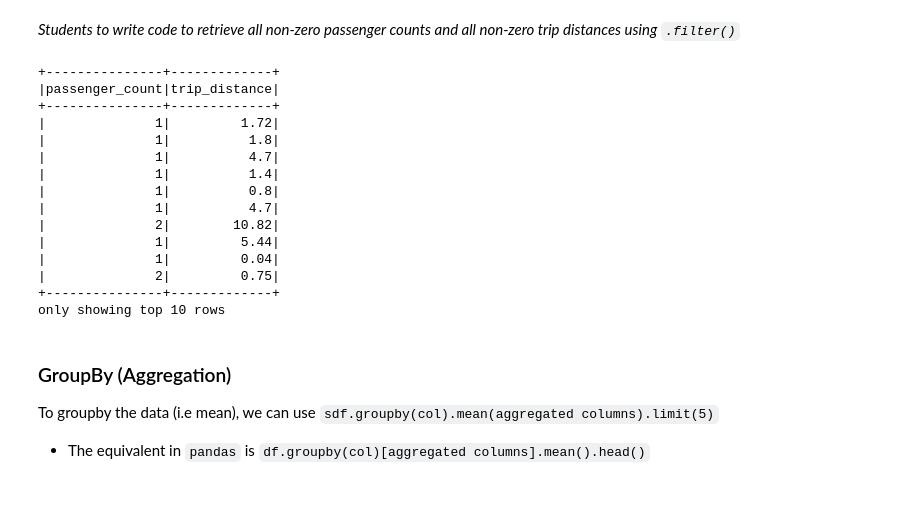
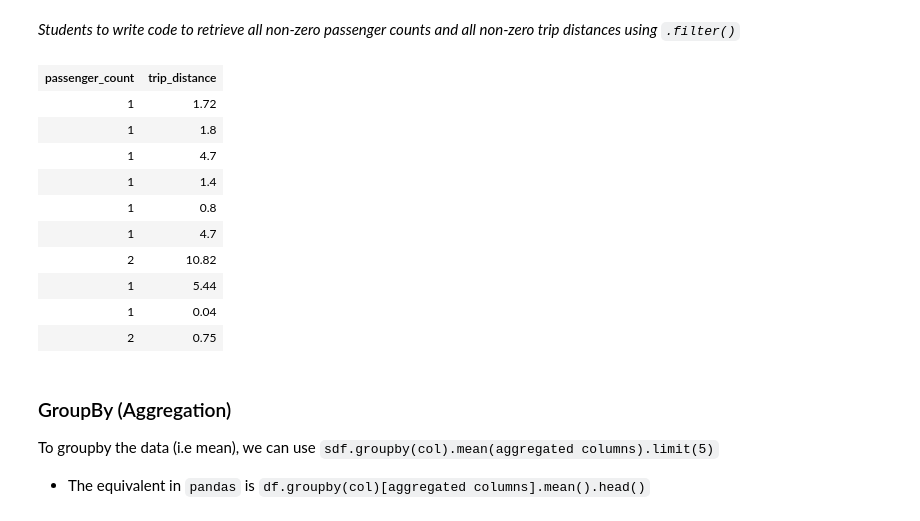
Before and after one commit to zhanmusi-chen/MAST30034_Python, a Jupyter notebook: tutorials/tute_1/Tute1_Python.ipynb, the cells around one changed output. Drawn from its saved outputs; the diff is of its cells as text; code cells hidden in the pictures.

```diff
--- a/tutorials/tute_1/Tute1_Python.ipynb
+++ b/tutorials/tute_1/Tute1_Python.ipynb
@@ -208,23 +207,19 @@ sdf.filter(F.col('passenger_count') == 5).limit(5)
 _Students to write code to retrieve all non-zero passenger counts and all non-zero trip distances using `.filter()`_
 # %%
 # write code here to retrieve all non-zero passenger counts and all non-zero trip distances using filter()
-sdf.filter((F.col('passenger_count') > 0) & (F.col('trip_distance') > 0)).select('passenger_count', 'trip_distance').show(10)
+sdf.filter((F.col('passenger_count') > 0) & (F.col('trip_distance') > 0)).select('passenger_count', 'trip_distance').limit(10)
 # %% [output]
-+---------------+-------------+
-|passenger_count|trip_distance|
-+---------------+-------------+
-|              1|         1.72|
-|              1|          1.8|
-|              1|          4.7|
-|              1|          1.4|
-|              1|          0.8|
-|              1|          4.7|
-|              2|        10.82|
-|              1|         5.44|
-|              1|         0.04|
-|              2|         0.75|
-+---------------+-------------+
-only showing top 10 rows
+| passenger_count | trip_distance |
+| 1 | 1.72 |
+| 1 | 1.8 |
+| 1 | 4.7 |
+| 1 | 1.4 |
+| 1 | 0.8 |
+| 1 | 4.7 |
+| 2 | 10.82 |
+| 1 | 5.44 |
+| 1 | 0.04 |
+| 2 | 0.75 |
 # %% [markdown]
 ### GroupBy (Aggregation)
 To groupby the data (i.e mean), we can use `sdf.groupby(col).mean(aggregated columns).limit(5)`
```
Also changed, not shown: parts of 4 cells of this notebook, 3 other files.
